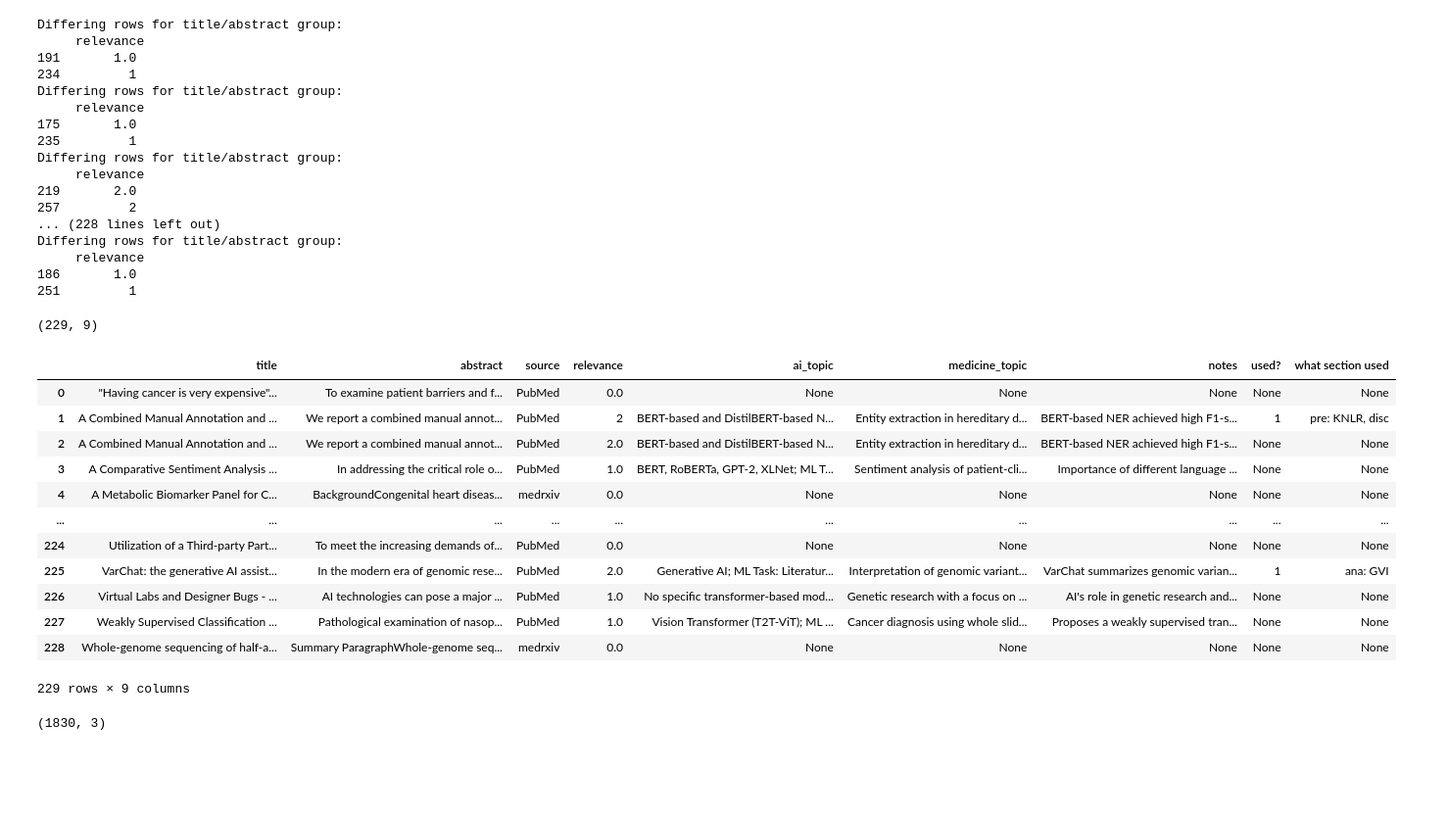
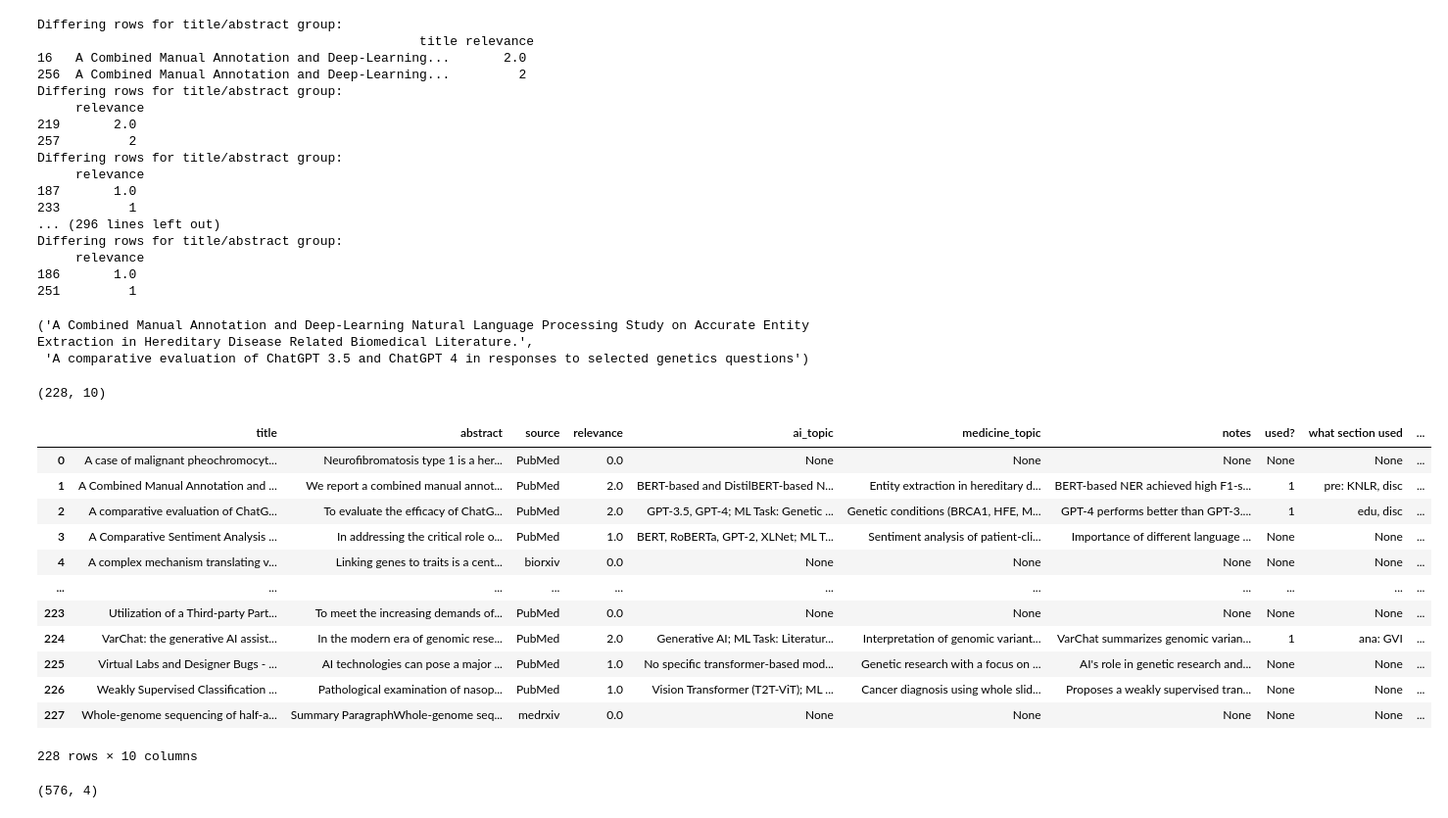
Before and after one commit to TohaRhymes/llm_in_diagnostics, a Jupyter notebook: 3_old_new_merged.ipynb, the cells around one changed output. Shown at 98% size. Saved outputs shown, nothing was run; the diff lists cells and outputs as text; code cells hidden in the pictures; blank space fills up the shorter version.

```diff
--- a/3_old_new_merged.ipynb
+++ b/3_old_new_merged.ipynb
@@ -18,56 +21,64 @@ for file in os.listdir(old_data_dir):
 # Concatenate all old dataframes, allowing for differing columns
 old_data = pd.concat(old_dataframes, ignore_index=True)
 
+old_data['title_form'] = old_data.title.apply(lambda x: str(x).lower().strip().strip('.').replace('\"', '').replace('\'', ''))
+
 # Group by 'title' and 'abstract', keeping the first occurrence but detecting differing rows
-grouped_old_data = old_data.groupby(['title',], as_index=False).first()
-for _, group in old_data.groupby(['title',]):
+grouped_old_data = old_data.groupby(['title_form',], as_index=False).first()
+for _, group in old_data.groupby(['title_form',]):
     if len(group) > 1:
         differing_rows = group.loc[:, group.nunique() > 1]
         if not differing_rows.empty:
             print("Differing rows for title/abstract group:\n", differing_rows)
 # %% [output]
 Differing rows for title/abstract group:
-     relevance
-191       1.0
-234         1
-Differing rows for title/abstract group:
-     relevance
-175       1.0
-235         1
+                                                  title relevance
+16   A Combined Manual Annotation and Deep-Learning...       2.0
+256  A Combined Manual Annotation and Deep-Learning...         2
 Differing rows for title/abstract group:
      relevance
 219       2.0
 257         2
-... (228 lines left out)
+Differing rows for title/abstract group:
+     relevance
+187       1.0
+233         1
+... (296 lines left out)
 Differing rows for title/abstract group:
      relevance
 186       1.0
 251         1
+# %%
+grouped_old_data.title[1],grouped_old_data.title[2]
+# %% [output]
+('A Combined Manual Annotation and Deep-Learning Natural Language Processing Study on Accurate Entity Extraction in Hereditary Disease Related Biomedical Literature.',
+ 'A comparative evaluation of ChatGPT 3.5 and ChatGPT 4 in responses to selected genetics questions')
 # %%
 cols_to_use = ['title', 'abstract', 'source', 'relevance', 'ai_topic',
-       'medicine_topic', 'notes', 'used?', 'what section used']
+       'medicine_topic', 'notes', 'used?', 'what section used', 'title_form']
 grouped_old_data = grouped_old_data[cols_to_use]
 
 print(grouped_old_data.shape)
 grouped_old_data
 # %% [output]
-(229, 9)
+(228, 10)
-|  | title | abstract | source | relevance | ai_topic | medicine_topic | notes | used? | what section used |
-| 0 | "Having cancer is very expensive"... | To examine patient barriers and f... | PubMed | 0.0 | None | None | None | None | None |
-| 1 | A Combined Manual Annotation and ... | We report a combined manual annot... | PubMed | 2 | BERT-based and DistilBERT-based N... | Entity extraction in hereditary d... | BERT-based NER achieved high F1-s... | 1 | pre: KNLR, disc |
-| 2 | A Combined Manual Annotation and ... | We report a combined manual annot... | PubMed | 2.0 | BERT-based and DistilBERT-based N... | Entity extraction in hereditary d... | BERT-based NER achieved high F1-s... | None | None |
-| 3 | A Comparative Sentiment Analysis ... | In addressing the critical role o... | PubMed | 1.0 | BERT, RoBERTa, GPT-2, XLNet; ML T... | Sentiment analysis of patient-cli... | Importance of different language ... | None | None |
-| 4 | A Metabolic Biomarker Panel for C... | BackgroundCongenital heart diseas... | medrxiv | 0.0 | None | None | None | None | None |
-| ... | ... | ... | ... | ... | ... | ... | ... | ... | ... |
-| 224 | Utilization of a Third-party Part... | To meet the increasing demands of... | PubMed | 0.0 | None | None | None | None | None |
-| 225 | VarChat: the generative AI assist... | In the modern era of genomic rese... | PubMed | 2.0 | Generative AI; ML Task: Literatur... | Interpretation of genomic variant... | VarChat summarizes genomic varian... | 1 | ana: GVI |
-| 226 | Virtual Labs and Designer Bugs - ... | AI technologies can pose a major ... | PubMed | 1.0 | No specific transformer-based mod... | Genetic research with a focus on ... | AI's role in genetic research and... | None | None |
-| 227 | Weakly Supervised Classification ... | Pathological examination of nasop... | PubMed | 1.0 | Vision Transformer (T2T-ViT); ML ... | Cancer diagnosis using whole slid... | Proposes a weakly supervised tran... | None | None |
-| 228 | Whole-genome sequencing of half-a... | Summary ParagraphWhole-genome seq... | medrxiv | 0.0 | None | None | None | None | None |
+|  | title | abstract | source | relevance | ai_topic | medicine_topic | notes | used? | what section used | ... |
+| 0 | A case of malignant pheochromocyt... | Neurofibromatosis type 1 is a her... | PubMed | 0.0 | None | None | None | None | None | ... |
+| 1 | A Combined Manual Annotation and ... | We report a combined manual annot... | PubMed | 2.0 | BERT-based and DistilBERT-based N... | Entity extraction in hereditary d... | BERT-based NER achieved high F1-s... | 1 | pre: KNLR, disc | ... |
+| 2 | A comparative evaluation of ChatG... | To evaluate the efficacy of ChatG... | PubMed | 2.0 | GPT-3.5, GPT-4; ML Task: Genetic ... | Genetic conditions (BRCA1, HFE, M... | GPT-4 performs better than GPT-3.... | 1 | edu, disc | ... |
+| 3 | A Comparative Sentiment Analysis ... | In addressing the critical role o... | PubMed | 1.0 | BERT, RoBERTa, GPT-2, XLNet; ML T... | Sentiment analysis of patient-cli... | Importance of different language ... | None | None | ... |
+| 4 | A complex mechanism translating v... | Linking genes to traits is a cent... | biorxiv | 0.0 | None | None | None | None | None | ... |
+| ... | ... | ... | ... | ... | ... | ... | ... | ... | ... | ... |
+| 223 | Utilization of a Third-party Part... | To meet the increasing demands of... | PubMed | 0.0 | None | None | None | None | None | ... |
+| 224 | VarChat: the generative AI assist... | In the modern era of genomic rese... | PubMed | 2.0 | Generative AI; ML Task: Literatur... | Interpretation of genomic variant... | VarChat summarizes genomic varian... | 1 | ana: GVI | ... |
+| 225 | Virtual Labs and Designer Bugs - ... | AI technologies can pose a major ... | PubMed | 1.0 | No specific transformer-based mod... | Genetic research with a focus on ... | AI's role in genetic research and... | None | None | ... |
+| 226 | Weakly Supervised Classification ... | Pathological examination of nasop... | PubMed | 1.0 | Vision Transformer (T2T-ViT); ML ... | Cancer diagnosis using whole slid... | Proposes a weakly supervised tran... | None | None | ... |
+| 227 | Whole-genome sequencing of half-a... | Summary ParagraphWhole-genome seq... | medrxiv | 0.0 | None | None | None | None | None | ... |
-229 rows × 9 columns
+228 rows × 10 columns
 # %%
 # Read the new data
 new_data = pd.read_csv(new_data_file)
+new_data['title_form'] = new_data.title.apply(lambda x: str(x).lower().strip().strip('.').replace('\"', '').replace('\'', ''))
 print(new_data.shape)
 
 # Add missing columns from old data to new data
@@ -77,14 +88,16 @@ for col in grouped_old_data.columns:
 
 # Update values in new data with old data where title and abstract match
 merged_data = new_data.merge(
-    grouped_old_data, on=['title'], how='left', suffixes=('', '_old')
+    grouped_old_data, on=['title_form'], how='left', suffixes=('', '_old')
 )
 for col in grouped_old_data.columns:
-    if col not in ['title']:
+    if col not in ['title', 'title_form']:
         merged_data[col] = merged_data[col].combine_first(merged_data[col + '_old'])
 
 # Add a new column to indicate existence in old data
 merged_data['existed_in_old_data'] = merged_data['title'].isin(grouped_old_data['title'])
+merged_data = merged_data[['title', 'abstract', 'source', 'title_form', 'relevance', 'ai_topic',
+       'medicine_topic', 'notes', 'used?', 'what section used', 'existed_in_old_data']]
 
 # Create an extra dataframe with rows not in the new data based on 'title' and 'abstract'
 extra_data = grouped_old_data[
@@ -93,7 +106,7 @@ extra_data = grouped_old_data[
     )
 ]
 # %% [output]
-(1830, 3)
+(576, 4)
 # %%
 merged_data.to_csv(new_data_file_out, index=False, sep=',')
 print(f"Prev anno: {sum(merged_data.existed_in_old_data)}")
```
Also changed, not shown: parts of 15 cells of this notebook, 3 other files.
